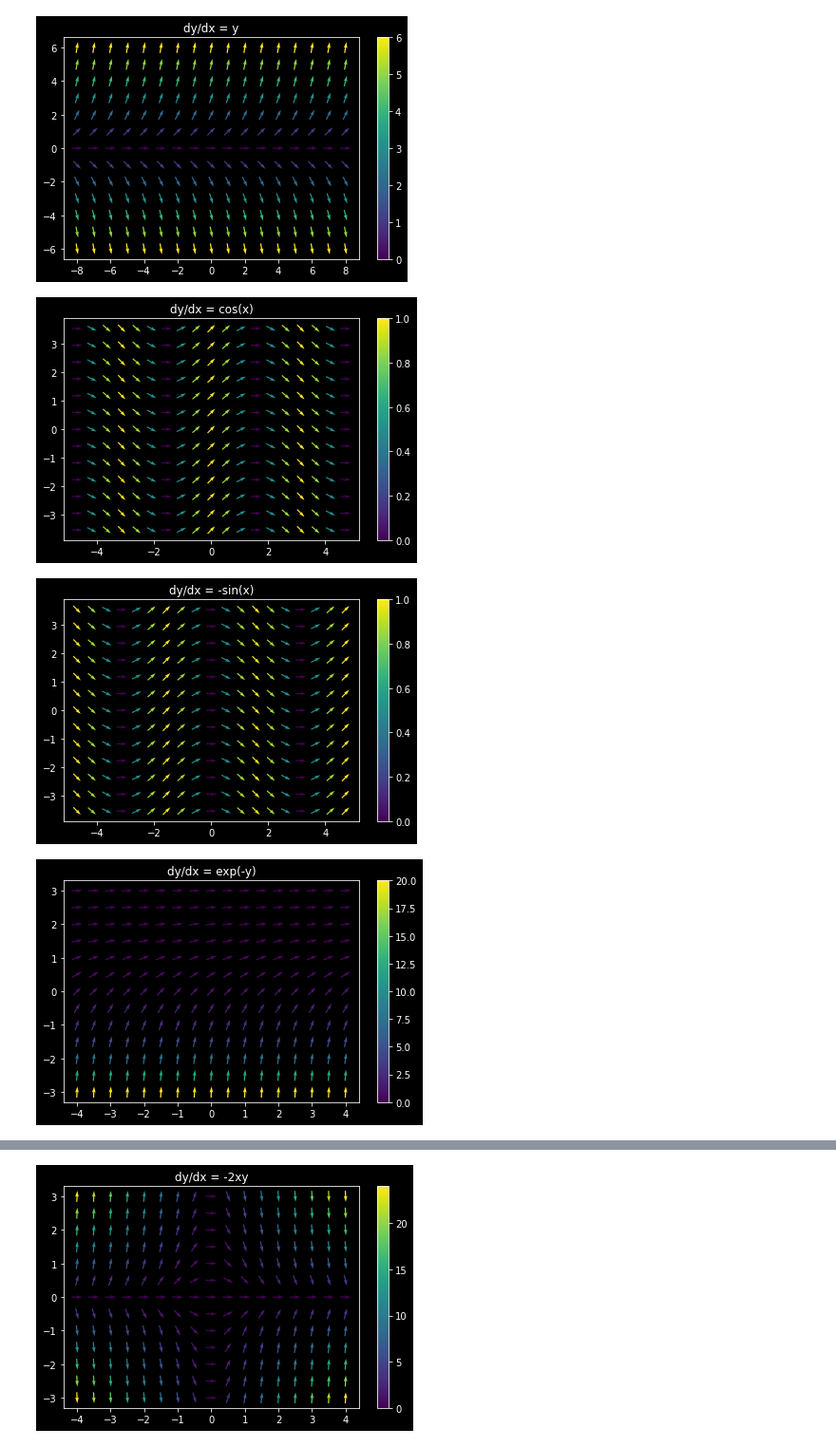
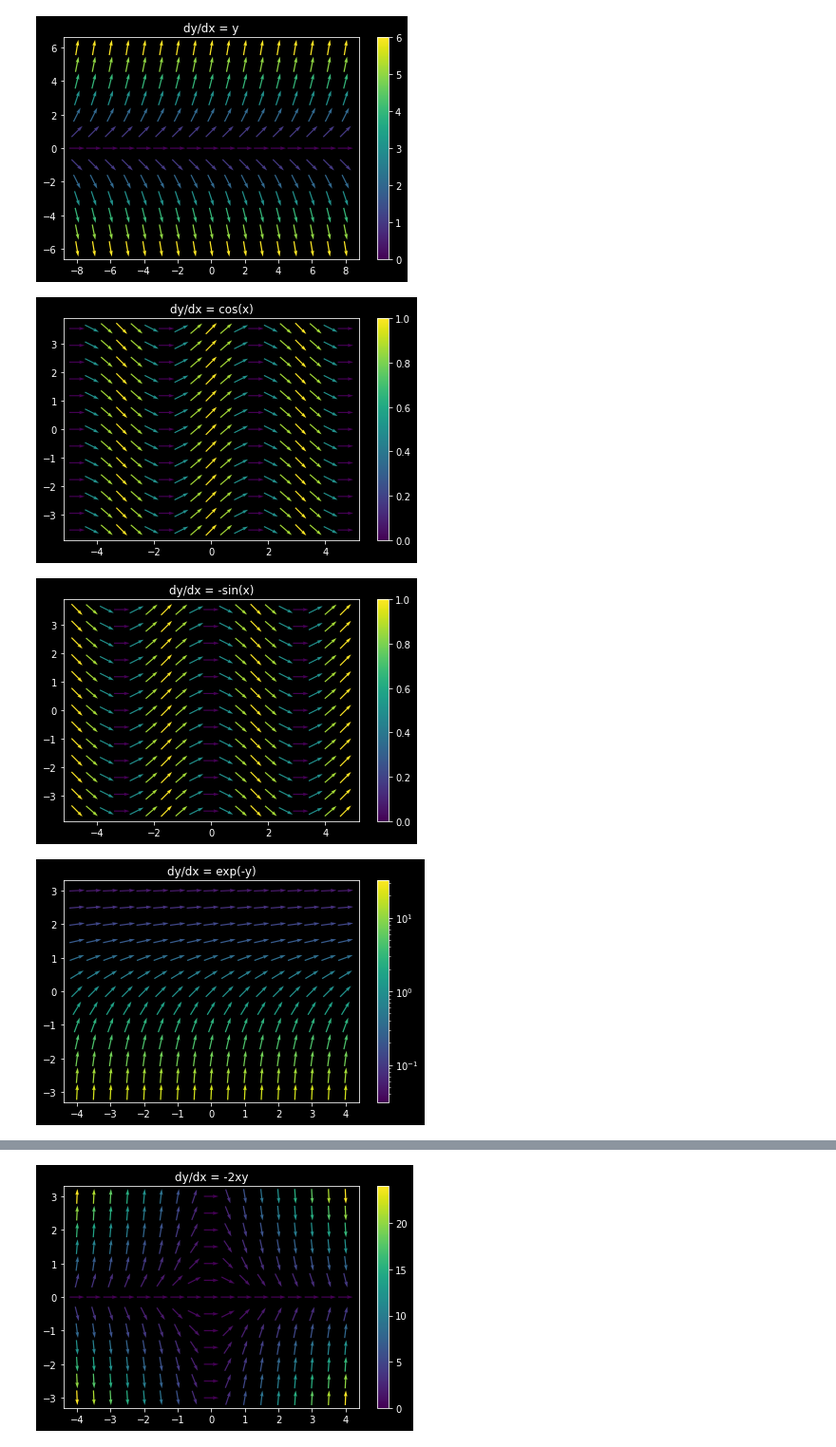
Before and after one commit to zachartrand/Field-plots, a Jupyter notebook: slope_fields/slope_fields.ipynb, the cells around one changed output, grey strips where cells are left out. Shown: that part at 95% size. Cells and saved outputs as stored; diff of their text form; code cells hidden in the pictures.

Commit message:
Generated README, updated images with scaled vectors -Added readme.py script and generated README file. -Updated each slope field with longer vector arrows.

```diff
--- a/slope_fields/slope_fields.ipynb
+++ b/slope_fields/slope_fields.ipynb
@@ -78,15 +80,16 @@ plt.quiver(
     np.abs(y),
     cmap = cmap,
     pivot = "mid",
+    scale = 19,
 )
 plt.colorbar()
 plt.title("dy/dx = y")
 plt.tight_layout()
-plt.savefig(f"./svg/exp_x_slope_field_{cmap}.svg", dpi=600)
+# plt.savefig(f"./svg/exp_x_slope_field_{cmap}.svg", dpi=600)
 
 plt.show()
 # %% [output]
-[figure, old version]
+[figure, new version]
 # %%
 x_max = 3*np.pi/2
 y_max = 9*np.pi/8
@@ -105,16 +108,17 @@ plt.quiver(
     np.abs(dy),
     cmap = cmap,
     pivot = "mid",
+    scale = 19,
 )
 plt.tight_layout()
 plt.colorbar()
 plt.title("dy/dx = cos(x)")
 plt.tight_layout()
-plt.savefig(f"./svg/sin_x_slope_field_{cmap}.svg", dpi=600)
+# plt.savefig(f"./svg/sin_x_slope_field_{cmap}.svg", dpi=600)
 
 plt.show()
 # %% [output]
-[figure, old version]
+[figure, new version]
 # %%
 x_max = 3*np.pi/2
 y_max = 9*np.pi/8
@@ -133,41 +137,43 @@ plt.quiver(
     np.abs(dy),
     cmap = cmap,
     pivot = "mid",
+    scale = 19,
 )
 plt.tight_layout()
 plt.colorbar()
 plt.title("dy/dx = -sin(x)")
 plt.tight_layout()
-plt.savefig(f"./svg/cos_x_slope_field_{cmap}.svg", dpi=600)
+# plt.savefig(f"./svg/cos_x_slope_field_{cmap}.svg", dpi=600)
 
 plt.show()
 # %% [output]
-[figure, old version]
+[figure, new version]
 # %%
 x_max = 4
 y_max = 3
 x, y = np.meshgrid(
     np.linspace(-x_max, x_max, int(4*x_max+1)),
     np.linspace(-y_max, y_max, int(4*y_max+1))
 )
 dy = np.exp(-y)
 mag = np.hypot(1, dy)
 plt.quiver(
     x, y,
     1/mag, dy/mag,
     dy,
     cmap = cmap,
-    norm = colors.Normalize(vmin=0, vmax=20),
+    norm = colors.LogNorm(vmin=1/32, vmax=32),
     pivot = "mid",
+    scale = 19,
 )
 plt.colorbar()
 plt.title("dy/dx = exp(-y)")
 plt.tight_layout()
-plt.savefig(f"./svg/log_x_slope_field_{cmap}.svg", dpi=600)
+# plt.savefig(f"./svg/log_x_slope_field_{cmap}.svg", dpi=600)
 
 plt.show()
 # %% [output]
-[figure, old version]
+[figure, new version]
 # %%
 x_max = 4
 y_max = 3
```
Also changed, not shown: parts of 7 cells of this notebook, 36 other files.
